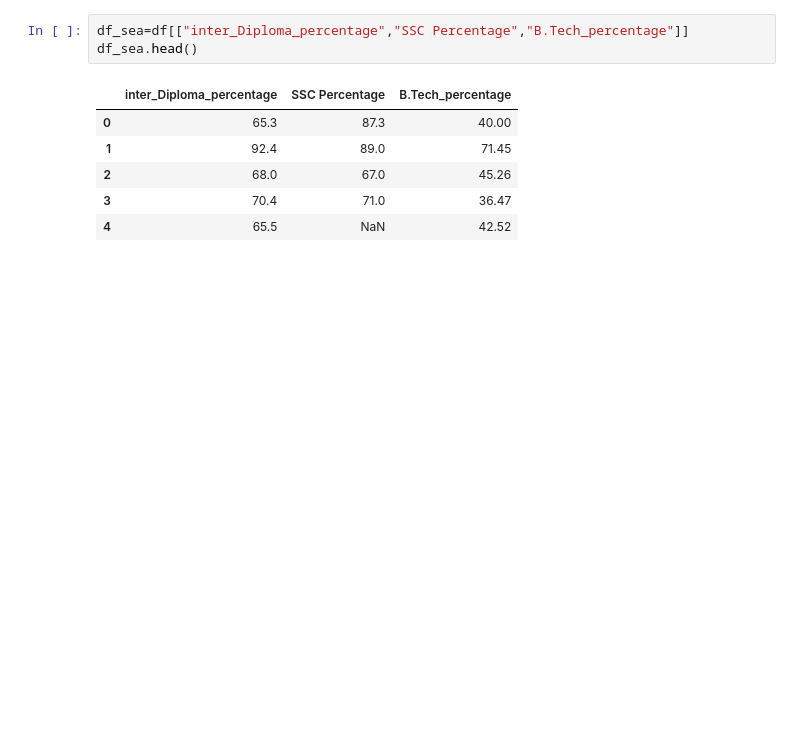
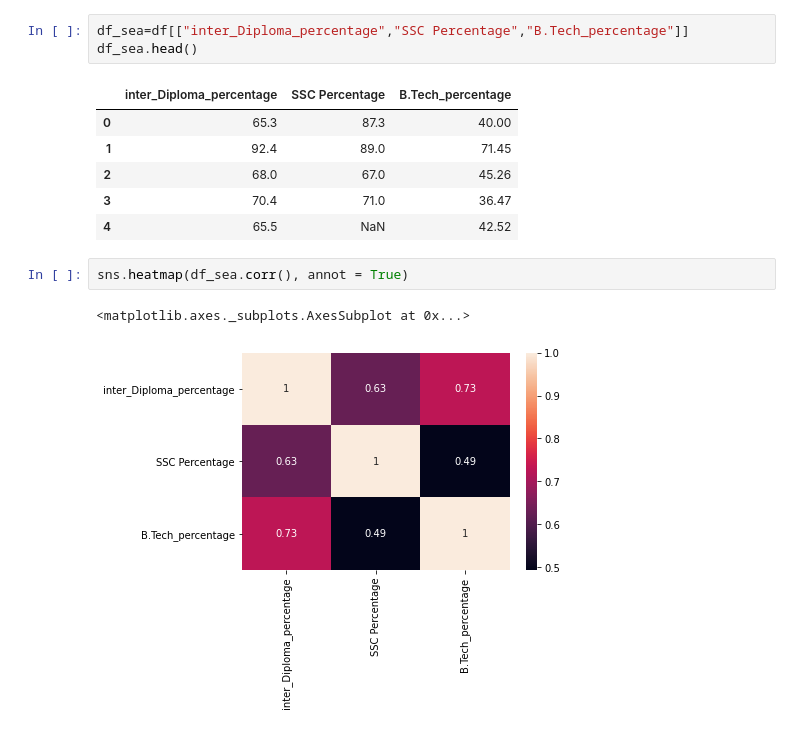
Before and after one commit to 19PA1A0286/AI-Lab, a Jupyter notebook: Experiment_No_3_Visualization.ipynb, the cells around one changed output. Cells and saved outputs as stored; diff of their text form; blank space fills up the shorter version.

```diff
--- a/Experiment_No_3_Visualization.ipynb
+++ b/Experiment_No_3_Visualization.ipynb
@@ -102,3 +102,8 @@ df_sea.head()
 | 2 | 68.0 | 67.0 | 45.26 |
 | 3 | 70.4 | 71.0 | 36.47 |
 | 4 | 65.5 | NaN | 42.52 |
+# %%
+sns.heatmap(df_sea.corr(), annot = True)
+# %% [output]
+<matplotlib.axes._subplots.AxesSubplot at 0x...>
+[figure, added]
```
